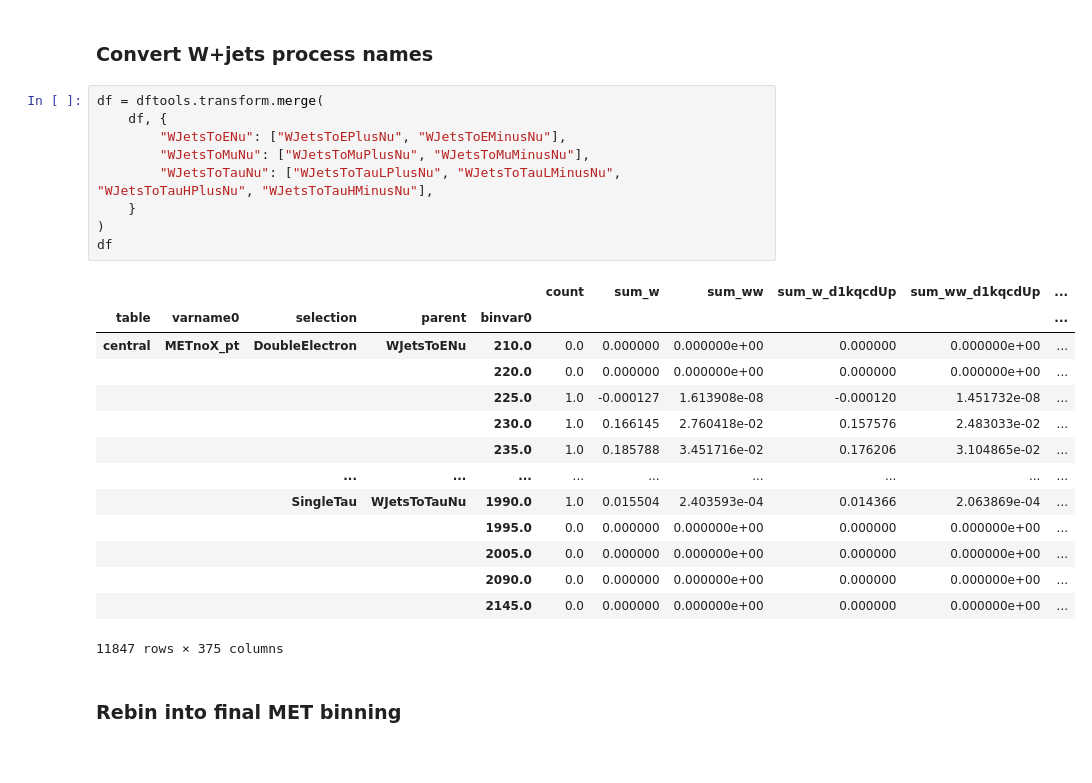
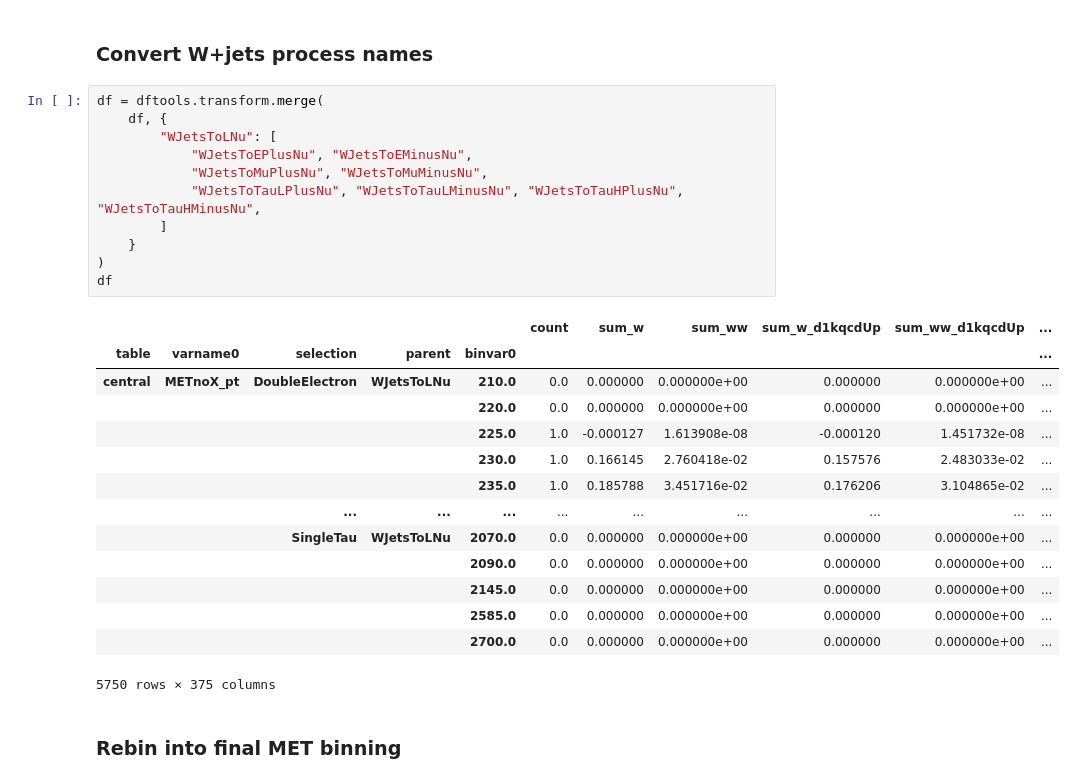
Before and after one commit to shane-breeze/zinv-notebooks, a Jupyter notebook: notebooks/zinv/3_background_prediction/1_wjets/1.3_variations.ipynb, the cells around one changed output. Saved outputs shown, nothing was run; the diff lists cells and outputs as text.

```diff
--- a/notebooks/zinv/3_background_prediction/1_wjets/1.3_variations.ipynb
+++ b/notebooks/zinv/3_background_prediction/1_wjets/1.3_variations.ipynb
@@ -95,27 +95,29 @@ df
 # %%
 df = dftools.transform.merge(
     df, {
-        "WJetsToENu": ["WJetsToEPlusNu", "WJetsToEMinusNu"],
-        "WJetsToMuNu": ["WJetsToMuPlusNu", "WJetsToMuMinusNu"],
-        "WJetsToTauNu": ["WJetsToTauLPlusNu", "WJetsToTauLMinusNu", "WJetsToTauHPlusNu", "WJetsToTauHMinusNu"],
+        "WJetsToLNu": [
+            "WJetsToEPlusNu", "WJetsToEMinusNu",
+            "WJetsToMuPlusNu", "WJetsToMuMinusNu",
+            "WJetsToTauLPlusNu", "WJetsToTauLMinusNu", "WJetsToTauHPlusNu", "WJetsToTauHMinusNu",
+        ]
     }
 )
 df
 # %% [output]
 |  |  |  |  |  | count | sum_w | sum_ww | sum_w_d1kqcdUp | sum_ww_d1kqcdUp | ... |
 | table | varname0 | selection | parent | binvar0 |  |  |  |  |  | ... |
-| central | METnoX_pt | DoubleElectron | WJetsToENu | 210.0 | 0.0 | 0.000000 | 0.000000e+00 | 0.000000 | 0.000000e+00 | ... |
+| central | METnoX_pt | DoubleElectron | WJetsToLNu | 210.0 | 0.0 | 0.000000 | 0.000000e+00 | 0.000000 | 0.000000e+00 | ... |
 |  |  |  |  | 220.0 | 0.0 | 0.000000 | 0.000000e+00 | 0.000000 | 0.000000e+00 | ... |
 |  |  |  |  | 225.0 | 1.0 | -0.000127 | 1.613908e-08 | -0.000120 | 1.451732e-08 | ... |
 |  |  |  |  | 230.0 | 1.0 | 0.166145 | 2.760418e-02 | 0.157576 | 2.483033e-02 | ... |
 |  |  |  |  | 235.0 | 1.0 | 0.185788 | 3.451716e-02 | 0.176206 | 3.104865e-02 | ... |
 |  |  | ... | ... | ... | ... | ... | ... | ... | ... | ... |
-|  |  | SingleTau | WJetsToTauNu | 1990.0 | 1.0 | 0.015504 | 2.403593e-04 | 0.014366 | 2.063869e-04 | ... |
-|  |  |  |  | 1995.0 | 0.0 | 0.000000 | 0.000000e+00 | 0.000000 | 0.000000e+00 | ... |
-|  |  |  |  | 2005.0 | 0.0 | 0.000000 | 0.000000e+00 | 0.000000 | 0.000000e+00 | ... |
+|  |  | SingleTau | WJetsToLNu | 2070.0 | 0.0 | 0.000000 | 0.000000e+00 | 0.000000 | 0.000000e+00 | ... |
 |  |  |  |  | 2090.0 | 0.0 | 0.000000 | 0.000000e+00 | 0.000000 | 0.000000e+00 | ... |
 |  |  |  |  | 2145.0 | 0.0 | 0.000000 | 0.000000e+00 | 0.000000 | 0.000000e+00 | ... |
+|  |  |  |  | 2585.0 | 0.0 | 0.000000 | 0.000000e+00 | 0.000000 | 0.000000e+00 | ... |
+|  |  |  |  | 2700.0 | 0.0 | 0.000000 | 0.000000e+00 | 0.000000 | 0.000000e+00 | ... |
-11847 rows × 375 columns
+5750 rows × 375 columns
 # %% [markdown]
 ### Rebin into final MET binning
 # %%
```
Also changed, not shown: parts of 1 cell of this notebook, 40 other files.
